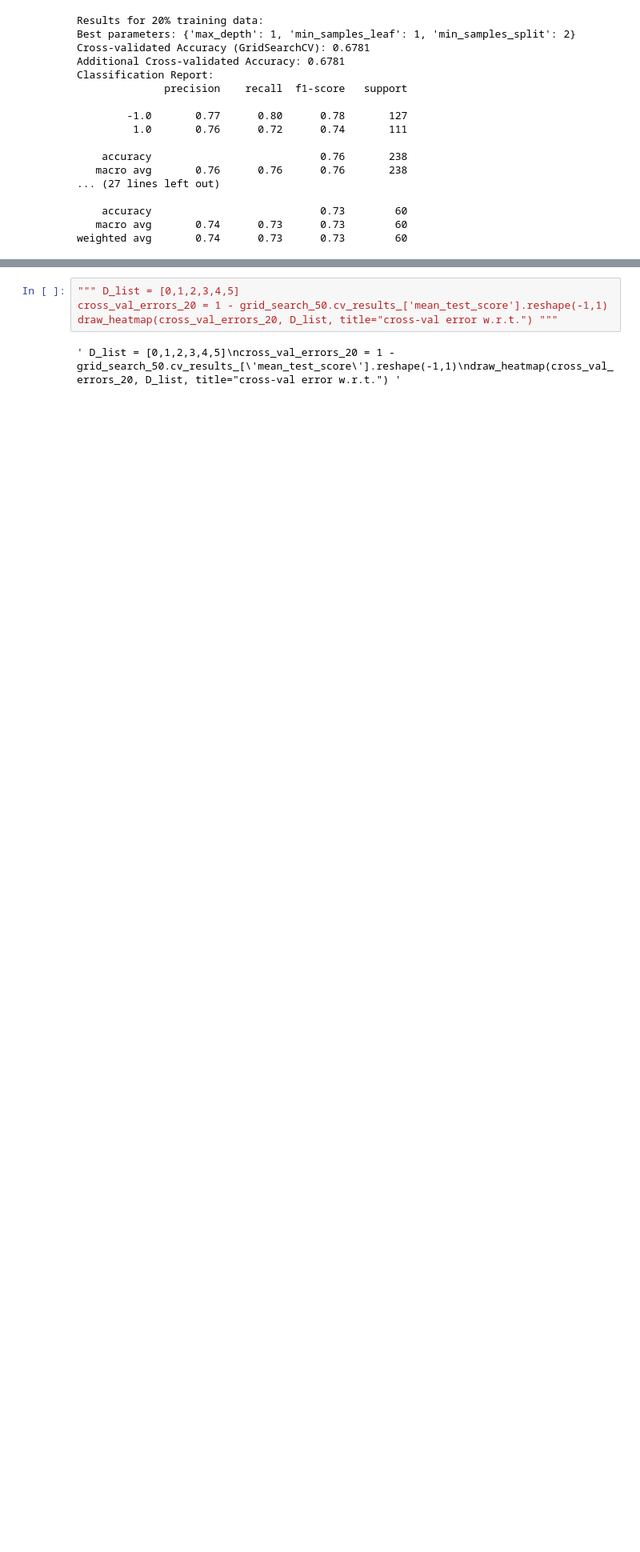
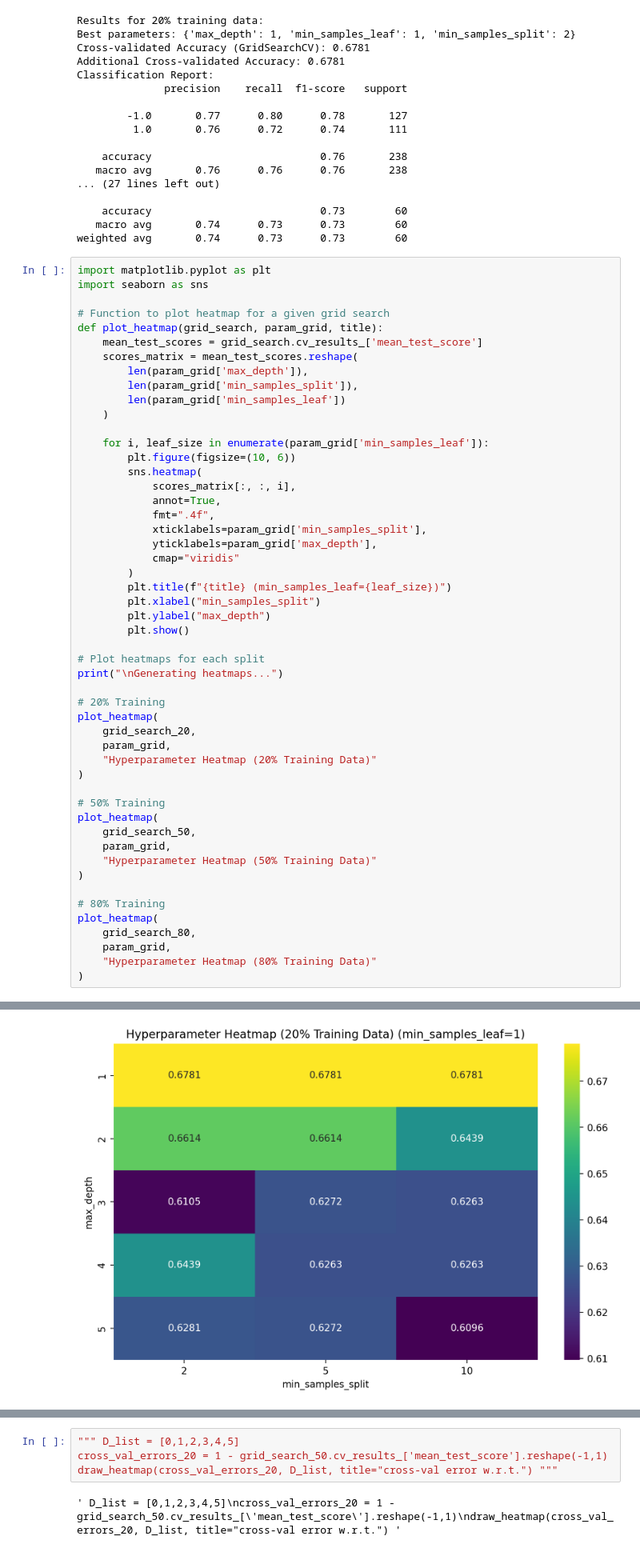
Before and after one commit to ebeltyukova/Classification-Benchmarks-DT-KNN-RF, a Jupyter notebook: heart_disease_db.ipynb, the cells around one changed output, grey strips where cells are left out. Shown at 80% size. Drawn from its saved outputs; the diff is of its cells as text; blank space fills up the shorter version.

```diff
--- a/heart_disease_db.ipynb
+++ b/heart_disease_db.ipynb
@@ -202,3 +218,55 @@ Classification Report:
     accuracy                           0.73        60
    macro avg       0.74      0.73      0.73        60
 weighted avg       0.74      0.73      0.73        60
+# %%
+import matplotlib.pyplot as plt
+import seaborn as sns
+
+# Function to plot heatmap for a given grid search
+def plot_heatmap(grid_search, param_grid, title):
+    mean_test_scores = grid_search.cv_results_['mean_test_score']
+    scores_matrix = mean_test_scores.reshape(
+        len(param_grid['max_depth']),
+        len(param_grid['min_samples_split']),
+        len(param_grid['min_samples_leaf'])
+    )
+
+    for i, leaf_size in enumerate(param_grid['min_samples_leaf']):
+        plt.figure(figsize=(10, 6))
+        sns.heatmap(
+            scores_matrix[:, :, i],
+            annot=True,
+            fmt=".4f",
+            xticklabels=param_grid['min_samples_split'],
+            yticklabels=param_grid['max_depth'],
+            cmap="viridis"
+        )
+        plt.title(f"{title} (min_samples_leaf={leaf_size})")
+        plt.xlabel("min_samples_split")
+        plt.ylabel("max_depth")
+        plt.show()
+
+# Plot heatmaps for each split
+print("\nGenerating heatmaps...")
+
+# 20% Training
+plot_heatmap(
+    grid_search_20,
+    param_grid,
+    "Hyperparameter Heatmap (20% Training Data)"
+)
+
+# 50% Training
+plot_heatmap(
+    grid_search_50,
+    param_grid,
+    "Hyperparameter Heatmap (50% Training Data)"
+)
+
+# 80% Training
+plot_heatmap(
+    grid_search_80,
+    param_grid,
+    "Hyperparameter Heatmap (80% Training Data)"
+)
+# %% [output]
@@ -204,0 +274 @@ weighted avg       0.74      0.73      0.73        60
+[figure, added]
```
Also changed, not shown: parts of 13 cells of this notebook, 2 other files.
